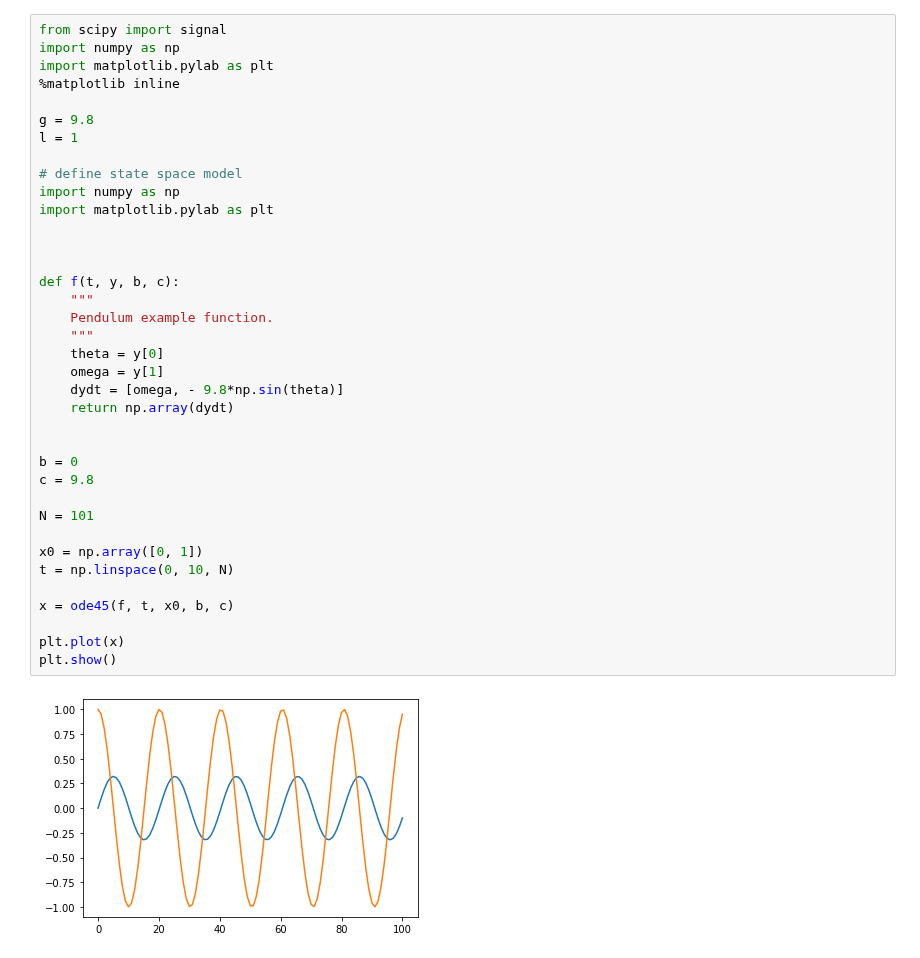
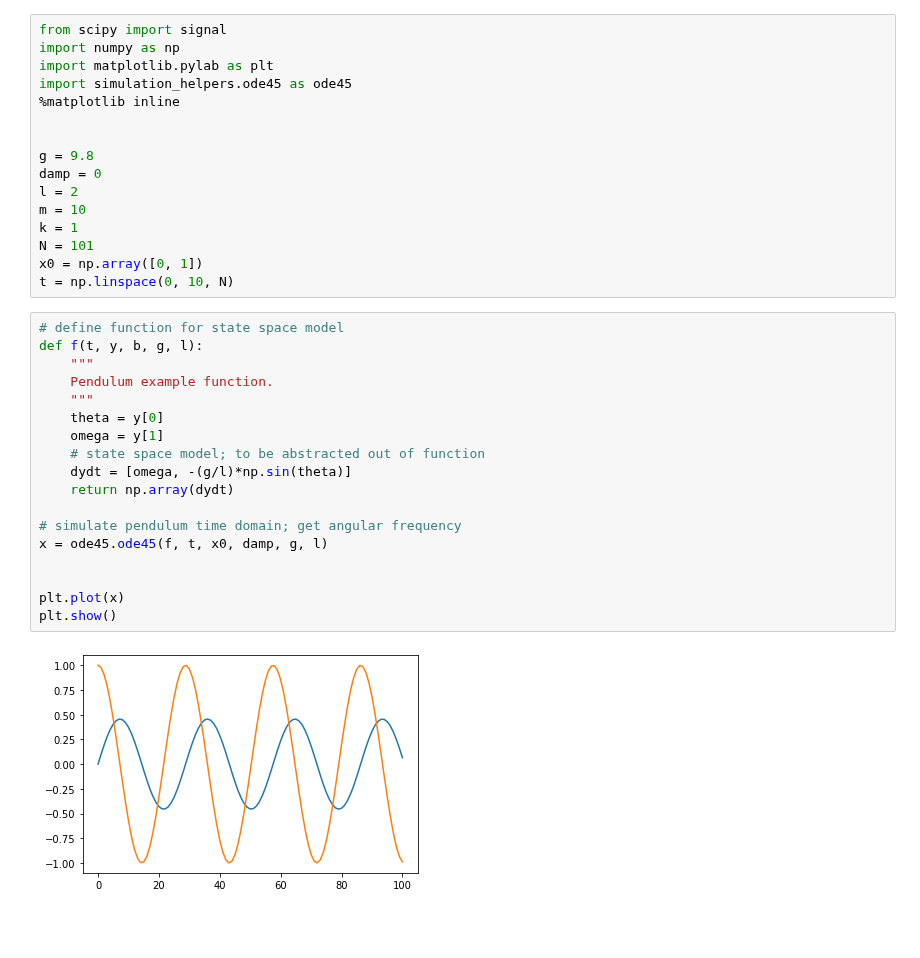
Before and after one commit to jackleekopij/Signal_processing, a Jupyter notebook: Control_bootcamp/pendulum_simulation.ipynb, the cells around one changed output. Drawn from its saved outputs; the diff is of its cells as text; blank space fills up the shorter version.

Commit message:
Added pendulum damping model to pendulum sim work

```diff
--- a/Control_bootcamp/pendulum_simulation.ipynb
+++ b/Control_bootcamp/pendulum_simulation.ipynb
@@ -11,42 +16,39 @@ then the *state space mdoel* will take the following form:
 $$\frac{d}{dt} (\begin{bmatrix} x_1 \\ x_2 \end{bmatrix}) = \begin{bmatrix} x_2 \\ -\frac{g}{l}sin(x_1) \end{bmatrix} $$
 
 With parameters, g: gravity = 9.8  and l: length of pendulum = 1, the followin code block is yielded.
-# %%
-from scipy import signal
-import numpy as np
-import matplotlib.pylab as plt
-%matplotlib inline
-
-g = 9.8
-l = 1
-
-# define state space model
-import numpy as np
-import matplotlib.pylab as plt
-
-
-
-def f(t, y, b, c):
-    """
-    Pendulum example function.
-    """
-    theta = y[0]
-    omega = y[1]
-    dydt = [omega, - 9.8*np.sin(theta)]
-    return np.array(dydt)
-
-
-b = 0
-c = 9.8
-
-N = 101
-
-x0 = np.array([0, 1])
-t = np.linspace(0, 10, N)
-
-x = ode45(f, t, x0, b, c)
-
-plt.plot(x)
-plt.show()
-# %% [output]
-[figure, removed]
+# %%
+from scipy import signal
+import numpy as np
+import matplotlib.pylab as plt
+import simulation_helpers.ode45 as ode45
+%matplotlib inline
+
+
+g = 9.8
+damp = 0
+l = 2
+m = 10
+k = 1
+N = 101
+x0 = np.array([0, 1])
+t = np.linspace(0, 10, N)
+# %%
+# define function for state space model
+def f(t, y, b, g, l):
+    """
+    Pendulum example function.
+    """
+    theta = y[0]
+    omega = y[1]
+    # state space model; to be abstracted out of function
+    dydt = [omega, -(g/l)*np.sin(theta)]
+    return np.array(dydt)
+
+# simulate pendulum time domain; get angular frequency
+x = ode45.ode45(f, t, x0, damp, g, l)
+
+
+plt.plot(x)
+plt.show()
+# %% [output]
+[figure, added]
```
Also changed, not shown: parts of 3 cells of this notebook, 1 other file.
